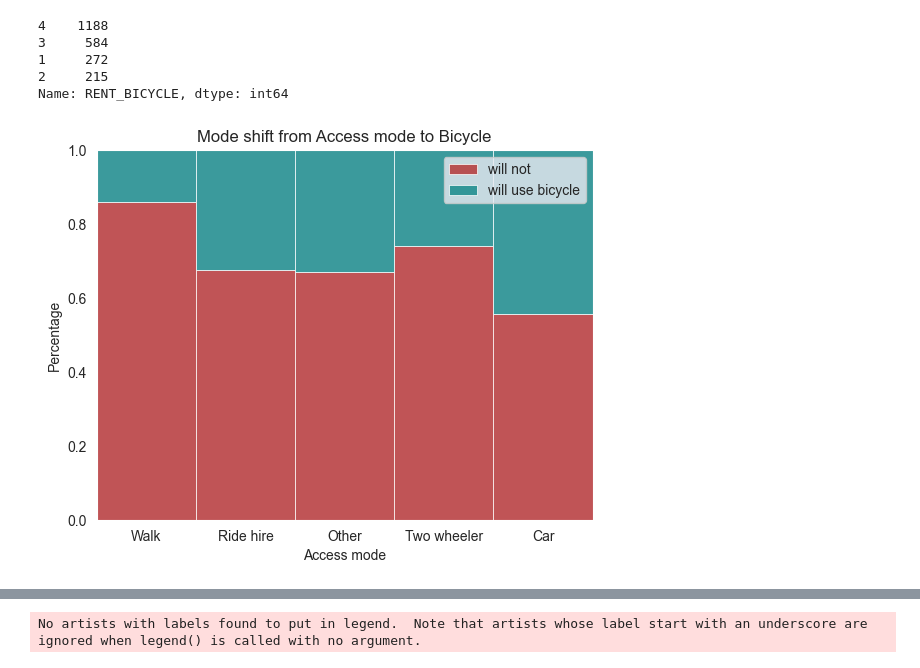
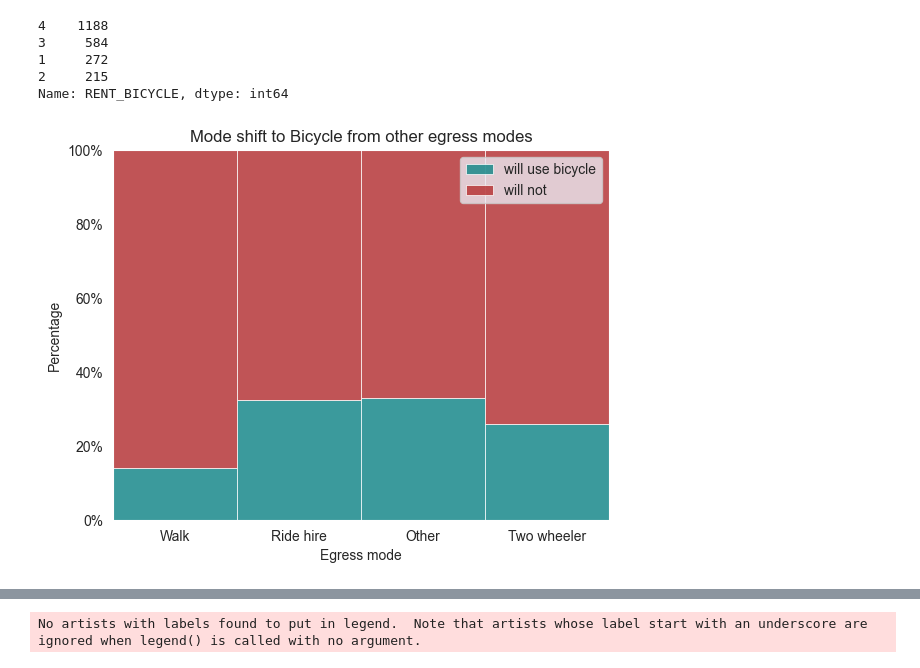
Before and after one commit to Gavaskar24/Metro, a Jupyter notebook: EDA.ipynb, the cells around one changed output, grey strips where cells are left out. Drawn from its saved outputs; the diff is of its cells as text; code cells hidden in the pictures.

```diff
--- a/EDA.ipynb
+++ b/EDA.ipynb
@@ -188,7 +188,8 @@ dest_dict={
        'NadaPrabhu Kempegowda Station, Majestic (green/purple line)': 'Nadaprabhu Kempegowda Station, Majestic (green/purple line)',
        'Nagasanadra (green line)':'Nagasandra (green line)','Yeshwanthpur (green line)':'Yeswanthpur (green line)',
        'Hosanahalli (purple line)':'Sri Balagangadharanatha Swamiji Station, Hosahalli (purple line)',
-        'Vesveshwaraiah (purple line)':'Sir.M.Visvesvaraya Stn., Central College (purple line)'
+        'Vesveshwaraiah (purple line)':'Sir.M.Visvesvaraya Stn., Central College (purple line)',
+        ' Srirampura (green line)': 'Srirampura (green line)'
        }
 
 df.loc[:, 'M_DESTINATION'] = df['M_DESTINATION'].replace(dest_dict)
@@ -1604,31 +1599,31 @@ df_e=df_e.loc[(df_e['ACCESS_DIS_B']!=1) & (df_e['ACCESS_DIS_B']!=5) & (df_e['ACC
 2     215
 Name: RENT_BICYCLE, dtype: int64
 # %%
-access_map={1:'Walk',2:'Bicycle',3:'Two wheeler',4:'Car',5:'Ride hire',6:'Ride hire',7:'Other',8:'Other',9:'Other',10:'Other',11:'Other',12:'Other'}
-
-# create a new column mapping ACCESS_M to above dictionary
-
-df['A_M']=df['ACCESS_M'].map(access_map)
-
 df1=df.copy()
 a_m={1:1,3:1,4:2}
+
 df1=df1[df1['RENT_BICYCLE']!=3]
 
 # df1.reset_index(drop=True, inplace=True)
 
 df1['RENT_BICYCLE']=df1['RENT_BICYCLE'].map(a_m)
 
-df1=df1[df1['ACCESS_M']!=2]
+# Reverse the order of the categories in the 'RENT_BICYCLE' column
+df1['RENT_BICYCLE'] = df1['RENT_BICYCLE'].map({1: 2, 2: 1})
+
+df1=df1.loc[(df1['ACCESS_M']!=2) & (df1['ACCESS_M']!=4)]
 sns.set_style('dark')
-custom_palette = ['teal','firebrick']
+custom_palette = ['firebrick','teal']
 # plt.figure(figsize=(6,6))
-# Create a stacked bar plot with percentages summing to 100%
-sns.histplot(data=df1, x='A_M', hue='RENT_BICYCLE', multiple='fill', palette=custom_palette, stat='percent',linewidth=0.5)
 
-plt.title('Mode shift from Access mode to Bicycle')
-plt.xlabel('Access mode')
+from matplotlib.ticker import FuncFormatter
+ax=sns.histplot(data=df1, x='A_M', hue='RENT_BICYCLE', multiple='fill', palette=custom_palette, stat='percent',linewidth=0.5)
+ax.yaxis.set_major_formatter(FuncFormatter(lambda y, _: f'{y:.0%}'))
+
+plt.title('Mode shift to Bicycle from other egress modes')
+plt.xlabel('Egress mode')
 plt.ylabel('Percentage')
-plt.legend(['will not','will use bicycle'])
+plt.legend(['will use bicycle', 'will not'])
 plt.show()
 # %% [output]
-[figure, old version]
+[figure, new version]
```
Also changed, not shown: parts of 15 cells of this notebook.
